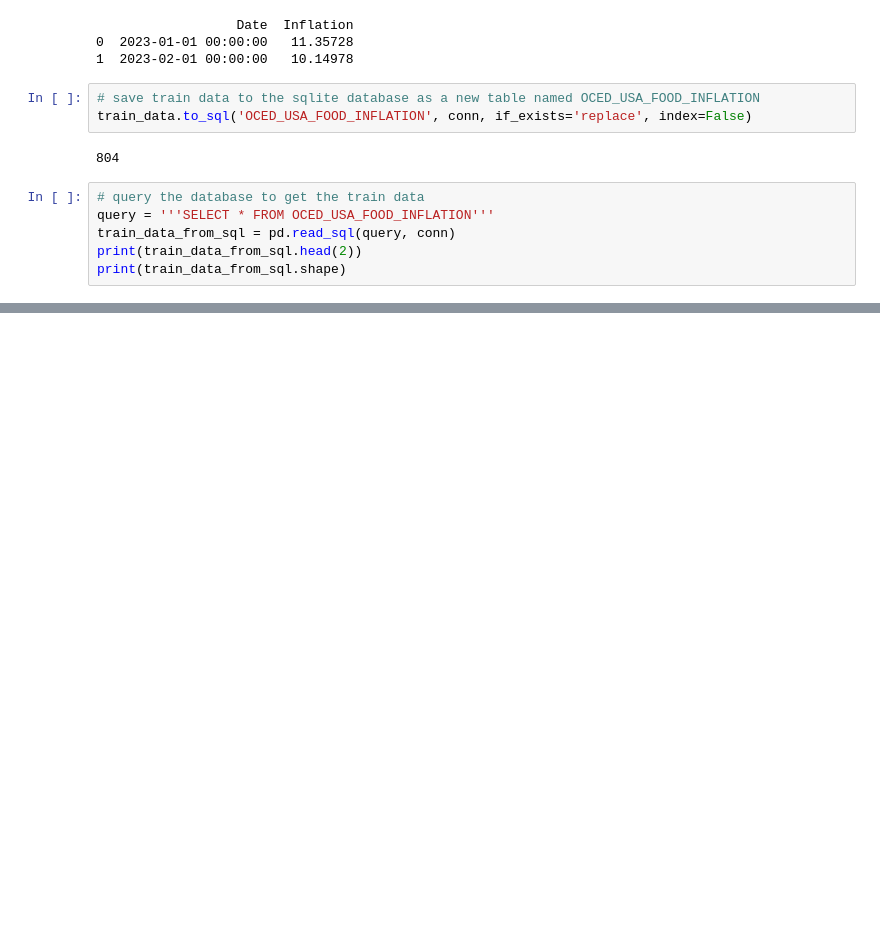
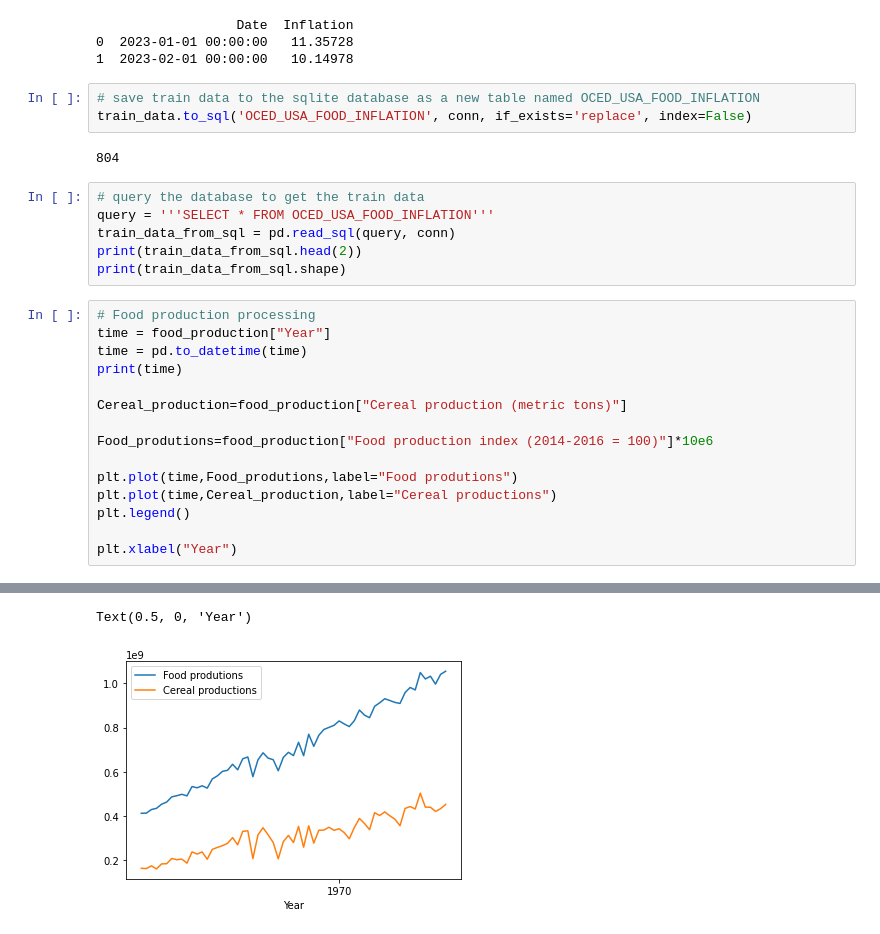
Before and after one commit to mkeohane01/food_inflation_analysis, a Jupyter notebook: notebooks/data_visualization.ipynb, the cells around one changed output, grey strips where cells are left out. Drawn from its saved outputs; the diff is of its cells as text; blank space fills up the shorter version.

```diff
--- a/notebooks/data_visualization.ipynb
+++ b/notebooks/data_visualization.ipynb
@@ -102,3 +102,19 @@ query = '''SELECT * FROM OCED_USA_FOOD_INFLATION'''
 train_data_from_sql = pd.read_sql(query, conn)
 print(train_data_from_sql.head(2))
 print(train_data_from_sql.shape)
+# %%
+# Food production processing
+time = food_production["Year"]
+time = pd.to_datetime(time)
+print(time)
+
+Cereal_production=food_production["Cereal production (metric tons)"]
+
+Food_produtions=food_production["Food production index (2014-2016 = 100)"]*10e6
+
+plt.plot(time,Food_produtions,label="Food produtions")
+plt.plot(time,Cereal_production,label="Cereal productions")
+plt.legend()
+
+plt.xlabel("Year")
+# %% [output]
@@ -104,0 +133,2 @@ print(train_data_from_sql.shape)
+Text(0.5, 0, 'Year')
+[figure, added]
```
Also changed, not shown: parts of 1 cell of this notebook, 1 other file.
